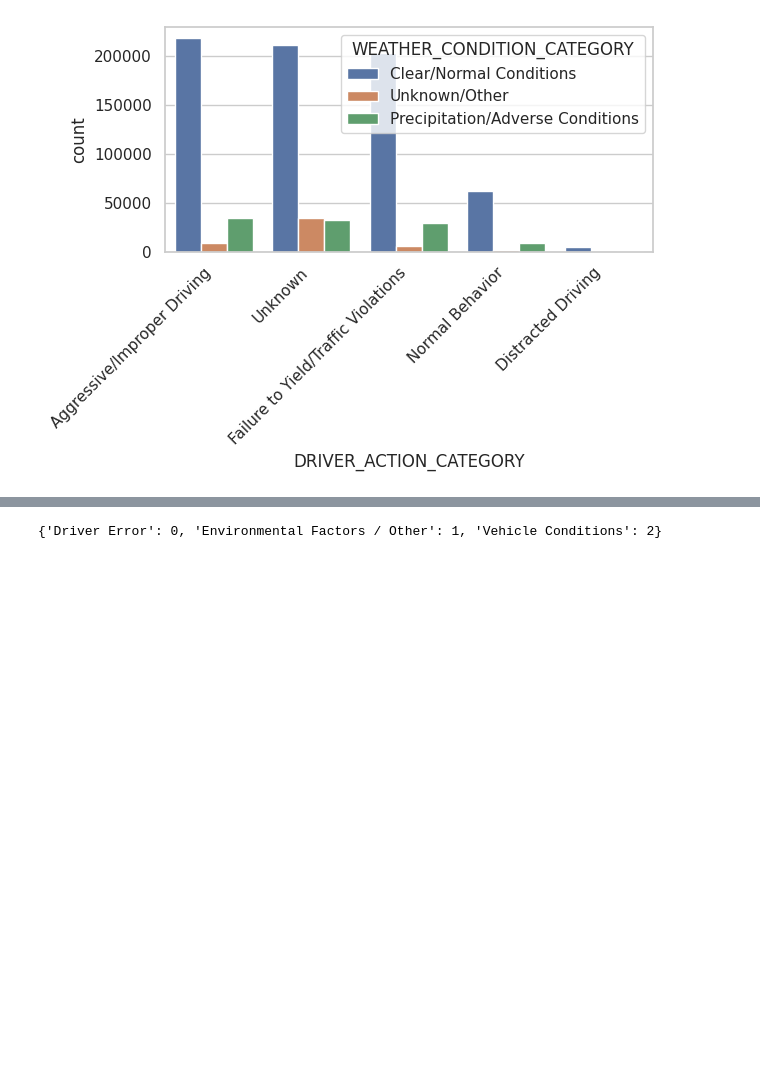
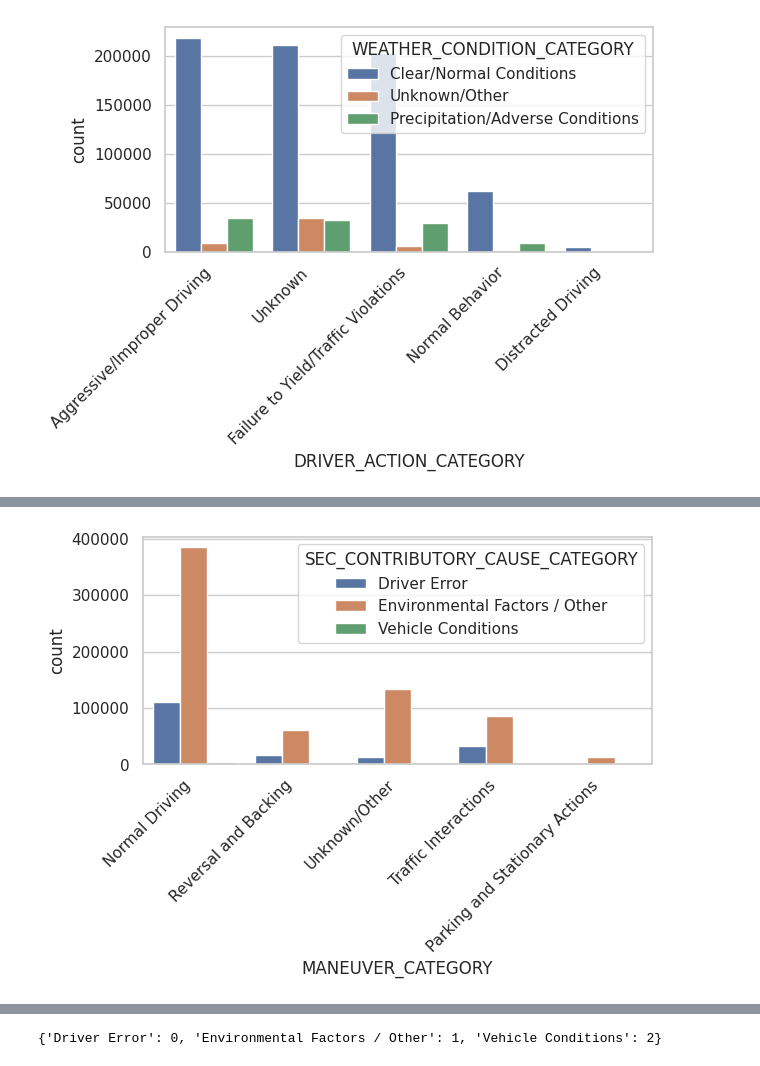
Before and after one commit to joakimTI/GROUP-5-PROJECT, a Jupyter notebook: index.ipynb, the cells around one changed output, grey strips where cells are left out. Cells and saved outputs as stored; diff of their text form; code cells hidden in the pictures; blank space fills up the shorter version.

```diff
--- a/index.ipynb
+++ b/index.ipynb
@@ -1900,0 +1926,9 @@ Do Label encoding of `PRIM_CONTRIBUTORY_CAUSE_CATEGORY` into numerical variable
+# %%
+pd.crosstab(deduplicated_df.SEC_CONTRIBUTORY_CAUSE_CATEGORY, deduplicated_df.MANEUVER_CATEGORY)
+sns.set(style="whitegrid")
+sns.countplot(x='MANEUVER_CATEGORY', hue='SEC_CONTRIBUTORY_CAUSE_CATEGORY', data=deduplicated_df)
+plt.xticks(rotation=45, ha='right')
+plt.tight_layout()
+plt.show();
+# %% [output]
+[figure, added]
```
Also changed, not shown: parts of 21 cells of this notebook.
